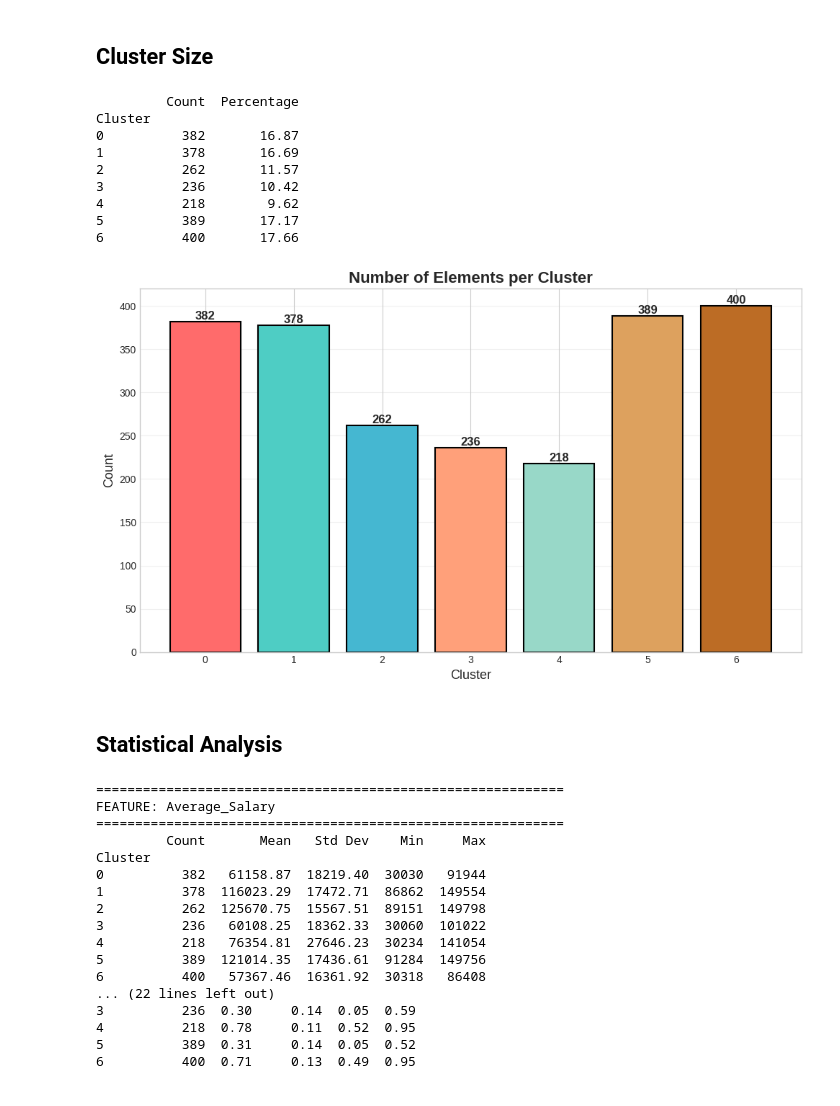
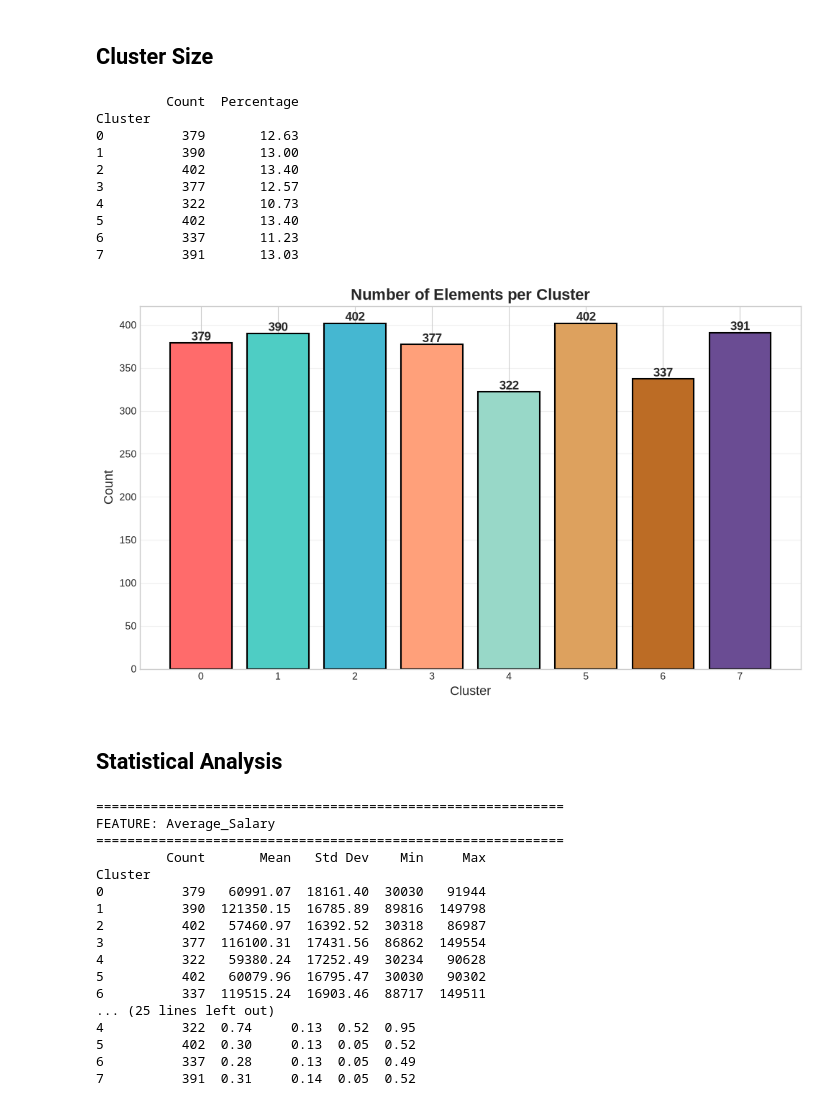
Before and after one commit to AlexandreVilaca1/ai-impact, a Jupyter notebook: clustering.ipynb, the cells around one changed output. Drawn from its saved outputs; the diff is of its cells as text; code cells hidden in the pictures.

Commit message:
fix(clustering): encode education level, cluster all 3,000 jobs and use k=8

```diff
--- a/clustering.ipynb
+++ b/clustering.ipynb
@@ -22,0 +27,6 @@ df = pd.read_csv('AI_Impact_on_Jobs_2030.csv')
+# %%
+# Encode education as an ordinal scale (1-4) so it can be used in K-Means
+education_mapping = {'High School': 1, "Bachelor's": 2, "Master's": 3, 'PhD': 4}
+df['Education_Numeric'] = df['Education_Level'].map(education_mapping)
+
+df['Education_Numeric'].value_counts().sort_index()
@@ -103,7 +126,7 @@ Recommended optimal k: 7 (Silhouette Score: 0.344)
 # %% [markdown]
 ## K Means
 # %%
-optimal_k = 7
+optimal_k = 8
 
 kmeans = KMeans(n_clusters=optimal_k, init='k-means++', n_init=10,
                 max_iter=300, random_state=42)
@@ -170,42 +194,43 @@ plt.show()
 cluster_counts = df['Cluster'].value_counts().sort_index()
 cluster_percentages = (cluster_counts / len(df) * 100).round(2)
 
 summary_df = pd.DataFrame({
     'Count': cluster_counts,
     'Percentage': cluster_percentages
 })
 
 print(summary_df)
 
 plt.figure(figsize=(10, 6))
 bars = plt.bar(cluster_counts.index, cluster_counts.values,
-               color=['#FF6B6B', '#4ECDC4', '#45B7D1', '#FFA07A', '#98D8C8', '#DDA15E', '#BC6C25'][:optimal_k],
+               color=['#FF6B6B', '#4ECDC4', '#45B7D1', '#FFA07A', '#98D8C8', '#DDA15E', '#BC6C25', '#6A4C93'][:optimal_k],
                edgecolor='black', linewidth=1.5)
 
 for bar in bars:
     height = bar.get_height()
     plt.text(bar.get_x() + bar.get_width()/2., height,
             f'{int(height)}',
             ha='center', va='bottom', fontsize=12, fontweight='bold')
 
 plt.title('Number of Elements per Cluster', fontsize=16, fontweight='bold')
 plt.xlabel('Cluster', fontsize=13)
 plt.ylabel('Count', fontsize=13)
 plt.xticks(cluster_counts.index)
 plt.grid(axis='y', alpha=0.3)
 plt.tight_layout()
 plt.show()
 # %% [output]
          Count  Percentage
 Cluster
-0          382       16.87
-1          378       16.69
-2          262       11.57
-3          236       10.42
-4          218        9.62
-5          389       17.17
-6          400       17.66
+0          379       12.63
+1          390       13.00
+2          402       13.40
+3          377       12.57
+4          322       10.73
+5          402       13.40
+6          337       11.23
+7          391       13.03
-[figure, old version]
+[figure, new version]
 # %% [markdown]
 ## Statistical Analysis
 # %%
@@ -229,18 +254,18 @@ FEATURE: Average_Salary
 ============================================================
          Count       Mean   Std Dev    Min     Max
 Cluster
-0          382   61158.87  18219.40  30030   91944
-1          378  116023.29  17472.71  86862  149554
-2          262  125670.75  15567.51  89151  149798
-3          236   60108.25  18362.33  30060  101022
-4          218   76354.81  27646.23  30234  141054
-5          389  121014.35  17436.61  91284  149756
-6          400   57367.46  16361.92  30318   86408
-... (22 lines left out)
-3          236  0.30     0.14  0.05  0.59
-4          218  0.78     0.11  0.52  0.95
-5          389  0.31     0.14  0.05  0.52
-6          400  0.71     0.13  0.49  0.95
+0          379   60991.07  18161.40  30030   91944
+1          390  121350.15  16785.89  89816  149798
+2          402   57460.97  16392.52  30318   86987
+3          377  116100.31  17431.56  86862  149554
+4          322   59380.24  17252.49  30234   90628
+5          402   60079.96  16795.47  30030   90302
+6          337  119515.24  16903.46  88717  149511
+... (25 lines left out)
+4          322  0.74     0.13  0.52  0.95
+5          402  0.30     0.13  0.05  0.52
+6          337  0.28     0.13  0.05  0.49
+7          391  0.31     0.14  0.05  0.52
 # %% [markdown]
 # K-Means Clustering Analysis - Conclusions
 
```
Also changed, not shown: parts of 10 cells of this notebook.
